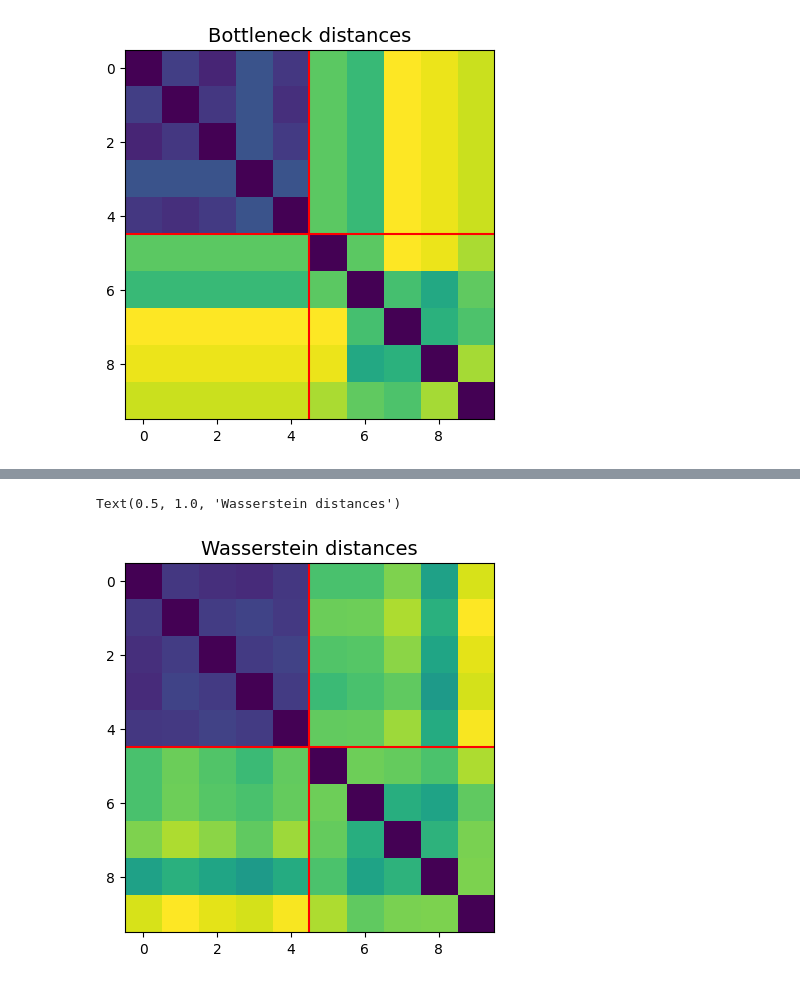
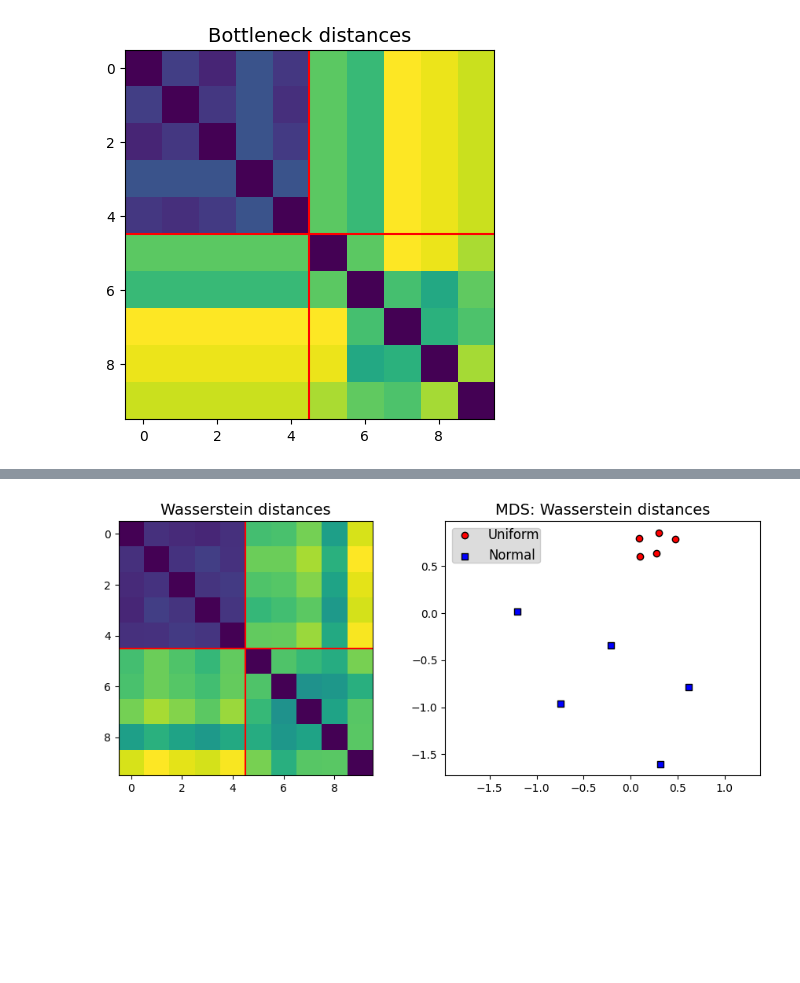
Before and after one commit to ejamezquita/pavement_tda, a Jupyter notebook: jupyter/03_tda_general_pipeline.ipynb, the cells around one changed output, grey strips where cells are left out. Cells and saved outputs as stored; diff of their text form; code cells hidden in the pictures; blank space fills up the shorter version.

```diff
--- a/jupyter/03_tda_general_pipeline.ipynb
+++ b/jupyter/03_tda_general_pipeline.ipynb
@@ -12,4 +46,6 @@ from sklearn import manifold
 fs = 14
 colors = ['coral','dodgerblue']
 markers =  ['s', 'D']
+rng = np.random.default_rng(42)
 legend_kw = dict(facecolor='gainsboro', framealpha=1, borderpad=0)
+mds_kw = dict(n_components=2, max_iter=3000,  eps=1e-9, n_init=1, random_state=42, dissimilarity="precomputed", n_jobs=1)
@@ -59,7 +135,9 @@ hdim = 1
 bns = np.zeros((len(dgms), len(dgms)))
 for i in range(len(dgms)-1):
     for j in range(i+1, len(dgms)):
-        bn = gd.bottleneck_distance(dgms[i][hdim], dgms[j][hdim])
+        bn = persim.bottleneck(dgms[i][hdim], dgms[j][hdim], matching=False)
+        # Alternative way to compute bottleneck distance with gudhi
+        #bn = gd.bottleneck_distance(dgms[i][hdim], dgms[j][hdim])
         bns[i,j] = bn
         bns[j,i] = bn
 plt.imshow(bns);
@@ -93,14 +186,30 @@ If gudhi's version does not work for you, try using persim's: `persim.wasserstei
 # %%
 wds = np.zeros((len(dgms), len(dgms)))
 for i in range(len(dgms)-1):
     for j in range(i+1, len(dgms)):
-        wd = wasserstein_distance(dgms[i][hdim], dgms[j][hdim])
+        wd = persim.wasserstein(dgms[i][hdim], dgms[j][hdim], matching=False)
+
+        # With gudhi you compute various values of q (order) and do instead
+        #wd = wasserstein_distance(dgms[i][hdim], dgms[j][hdim], order=1)
         wds[i,j] = wd
         wds[j,i] = wd
-plt.imshow(wds);
-plt.axvline(N-.5, c='r')
-plt.axhline(N-.5, c='r')
-plt.title('Wasserstein distances', fontsize=fs);
+
+X_mds = manifold.MDS(**mds_kw).fit(wds).embedding_
+
+fig, ax = plt.subplots(1,2, figsize=(9,4))
+
+ax[0].imshow(wds);
+ax[0].axvline(N-.5, c='r')
+ax[0].axhline(N-.5, c='r')
+ax[0].set_title('Wasserstein distances', fontsize=fs);
+
+ax[1].scatter(*X_mds[:5].T, fc='r', ec='k', marker='o', label='Uniform')
+ax[1].scatter(*X_mds[5:].T, fc='b', ec='k', marker='s', label='Normal')
+ax[1].legend(fontsize=0.85*fs, **legend_kw);
+ax[1].set_aspect('equal', 'datalim')
+ax[1].set_title('MDS: Wasserstein distances', fontsize=fs);
+
+fig.align_titles()
+fig.tight_layout()
 # %% [output]
-Text(0.5, 1.0, 'Wasserstein distances')
-[figure, old version]
+[figure, new version]
```
Also changed, not shown: parts of 31 cells of this notebook.
